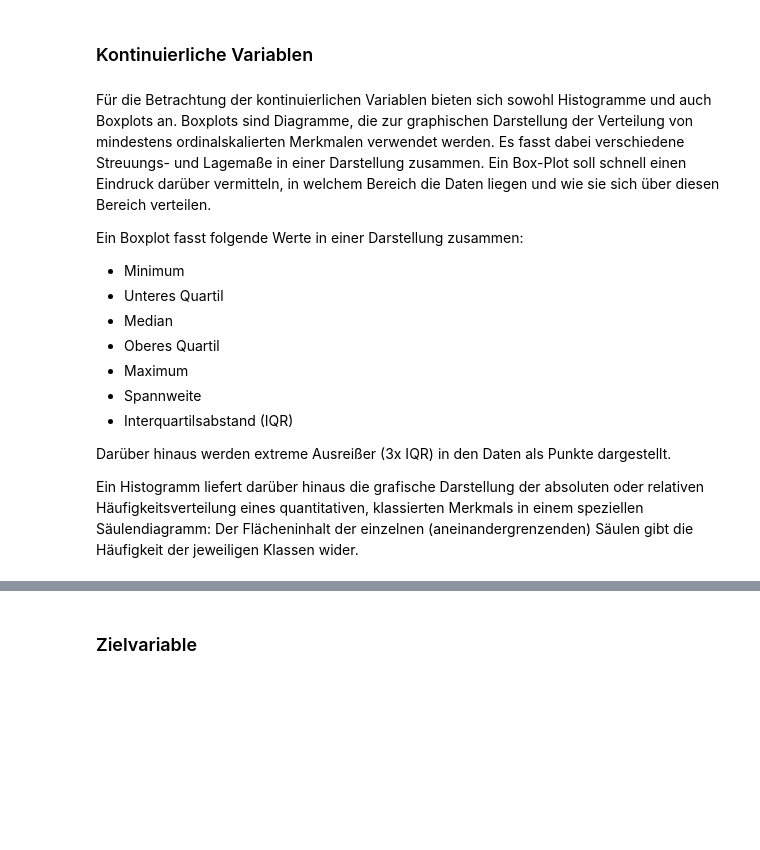
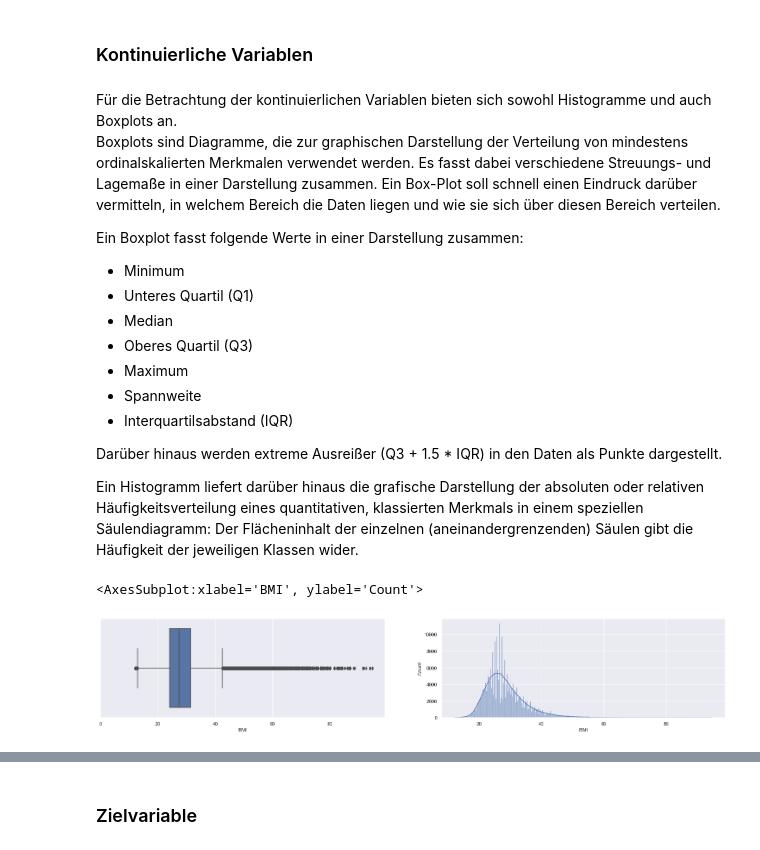
Before and after one commit to flori567/QIT_Ausarbeitung, a Jupyter notebook: heart_attack_prediction.ipynb, the cells around one changed output, grey strips where cells are left out. Drawn from its saved outputs; the diff is of its cells as text; code cells hidden in the pictures; blank space fills up the shorter version.

```diff
--- a/heart_attack_prediction.ipynb
+++ b/heart_attack_prediction.ipynb
@@ -219,17 +281,18 @@ fig.show()
 # %% [markdown]
 ### Kontinuierliche Variablen
 # %% [markdown]
-Für die Betrachtung der kontinuierlichen Variablen bieten sich sowohl Histogramme und auch Boxplots an. Boxplots sind Diagramme, die zur graphischen Darstellung der Verteilung von mindestens ordinalskalierten Merkmalen verwendet werden. Es fasst dabei verschiedene Streuungs- und Lagemaße in einer Darstellung zusammen. Ein Box-Plot soll schnell einen Eindruck darüber vermitteln, in welchem Bereich die Daten liegen und wie sie sich über diesen Bereich verteilen.
+Für die Betrachtung der kontinuierlichen Variablen bieten sich sowohl Histogramme und auch Boxplots an.<br>
+Boxplots sind Diagramme, die zur graphischen Darstellung der Verteilung von mindestens ordinalskalierten Merkmalen verwendet werden. Es fasst dabei verschiedene Streuungs- und Lagemaße in einer Darstellung zusammen. Ein Box-Plot soll schnell einen Eindruck darüber vermitteln, in welchem Bereich die Daten liegen und wie sie sich über diesen Bereich verteilen.
 
 Ein Boxplot fasst folgende Werte in einer Darstellung zusammen:
 - Minimum
-- Unteres Quartil
+- Unteres Quartil (Q1)
 - Median
-- Oberes Quartil
+- Oberes Quartil (Q3)
 - Maximum
 - Spannweite
 - Interquartilsabstand (IQR)
 
-Darüber hinaus werden extreme Ausreißer (3x IQR) in den Daten als Punkte dargestellt.
+Darüber hinaus werden extreme Ausreißer (Q3 + 1.5 * IQR) in den Daten als Punkte dargestellt.
 
 Ein Histogramm liefert darüber hinaus die grafische Darstellung der absoluten oder relativen Häufigkeitsverteilung eines quantitativen, klassierten Merkmals in einem speziellen Säulendiagramm: Der Flächeninhalt der einzelnen (aneinandergrenzenden) Säulen gibt die Häufigkeit der jeweiligen Klassen wider.
@@ -252,8 +299,12 @@ fig.show()
 # %%
 # BMI
-sns.set(rc={'figure.figsize':(26,9.27)})
+sns.set(rc={'figure.figsize':(40,9.27)})
 
 plt.subplot(231)
 sns.boxplot(data=df, x="BMI")
+plt.xlim(0, None)
 plt.subplot(232)
-sns.histplot(data=df, x="BMI")
+sns.histplot(data=df, x="BMI", kde=True)
+# %% [output]
+<AxesSubplot:xlabel='BMI', ylabel='Count'>
+[figure, added]
```
Also changed, not shown: parts of 20 cells of this notebook.
